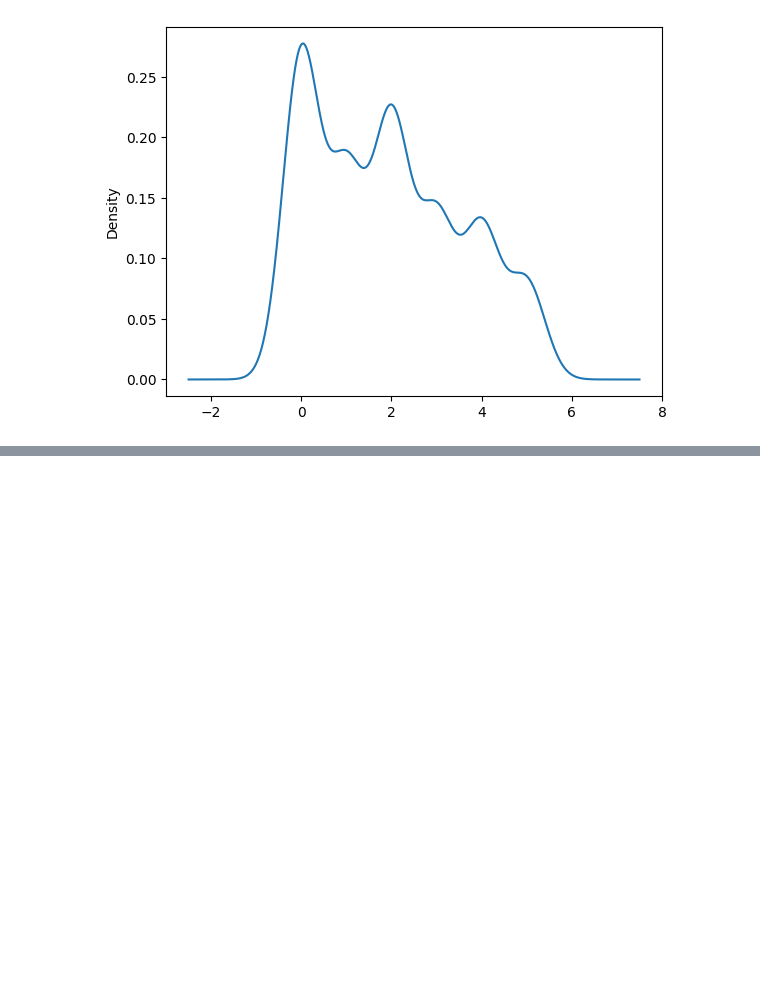
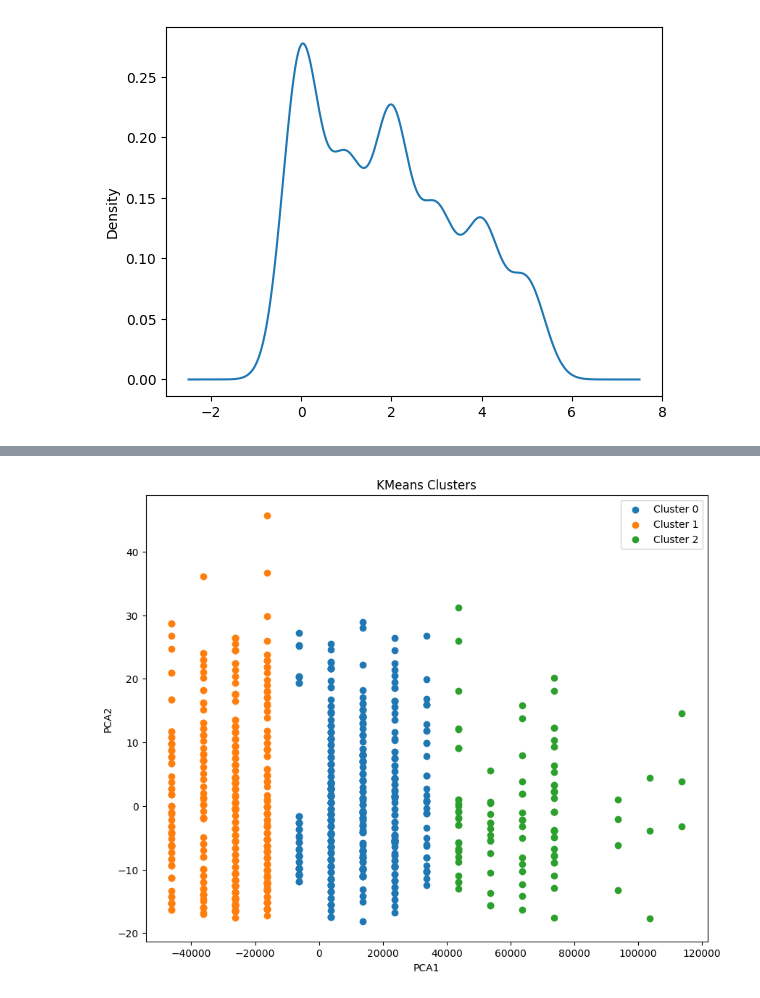
Before and after one commit to Markechy/Analitica, a Jupyter notebook: ACT_Limpieza.ipynb, the cells around one changed output, grey strips where cells are left out. Saved outputs shown, nothing was run; the diff lists cells and outputs as text; code cells hidden in the pictures; blank space fills up the shorter version.

```diff
--- a/ACT_Limpieza.ipynb
+++ b/ACT_Limpieza.ipynb
@@ -193,0 +222,27 @@ df["Children"].plot.kde()
+# %%
+# Aplicar KMeans con el número óptimo de clusters
+k = 3
+kmeans = KMeans(n_clusters=k, random_state=42)
+df['Cluster'] = kmeans.fit_predict(df[['Age', 'Income', 'Children']])
+
+# Reducir la dimensionalidad de los datos a 2 para visualización
+pca = PCA(n_components=2)
+df_pca = pca.fit_transform(df[['Age', 'Income', 'Children']])
+
+# Crear un DataFrame con los datos reducidos y el cluster asignado
+df_pca = pd.DataFrame(df_pca, columns=['PCA1', 'PCA2'])
+df_pca['Cluster'] = df['Cluster']
+
+# Graficar los clusters
+plt.figure(figsize=(10, 8))
+for cluster in range(k):
+    cluster_data = df_pca[df_pca['Cluster'] == cluster]
+    plt.scatter(cluster_data['PCA1'], cluster_data['PCA2'], label=f"Cluster {cluster}")
+
+plt.title("KMeans Clusters")
+plt.xlabel("PCA1")
+plt.ylabel("PCA2")
+plt.legend()
+plt.show()
+# %% [output]
+[figure, added]
```
Also changed, not shown: parts of 7 cells of this notebook, 1 other file.
